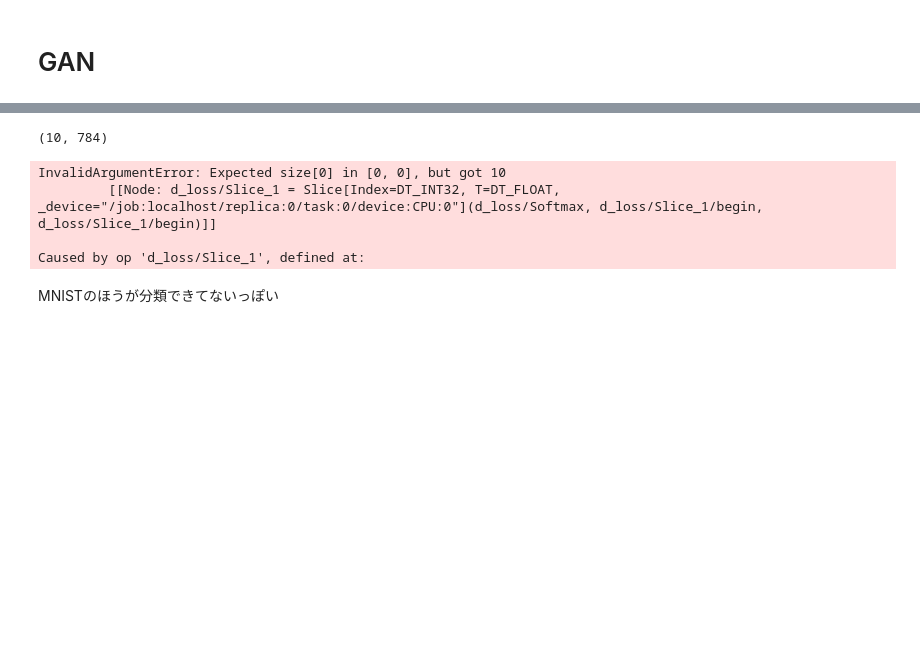
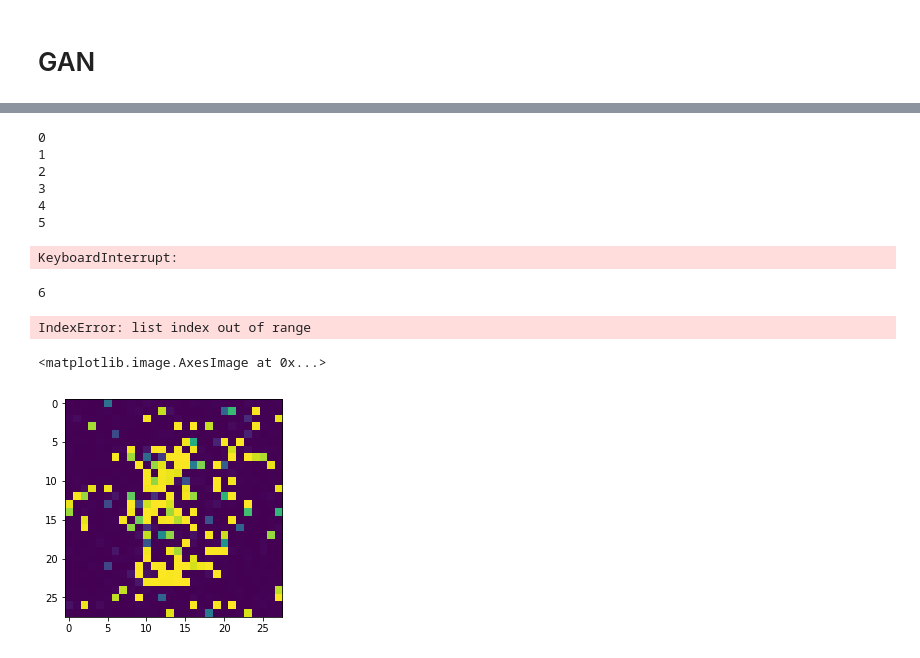
Before and after one commit to wakoki/himatsubushi, a Jupyter notebook: GAN.ipynb, the cells around one changed output, grey strips where cells are left out. Saved outputs shown, nothing was run; the diff lists cells and outputs as text; code cells hidden in the pictures; blank space fills up the shorter version.

```diff
--- a/GAN.ipynb
+++ b/GAN.ipynb
@@ -110,37 +123,49 @@ test_batch_size = 10
 # %%
 with tf.Session() as sess:
     init.run()
+
     for epoch in range(n_epochs):
-        for itr in range(10):
-            #Generatorから生成した画像
-            d_noise1 = generate_base(n_g_inputs, d_batch_size, epoch, itr).eval()
-            #X0 = g_output.eval(feed_dict={g_X: d_noise})
-            #MNISTの画像
-            X1 = tf.cast(minibatch(X5_train, d_batch_size), tf.float32).eval()
-            #テンソルの結合
-            X_concat = tf.concat([X0, X1], 0).eval()
-            y_concat = return_y(d_batch_size).eval()
-            print(g_output.eval(feed_dict={g_X: d_noise1}).shape)
+        for itr in range(X5_train.shape[0] // d_batch_size):
+            if itr % 2 == 0:
+                d_noise1 = generate_base(n_g_inputs, d_batch_size).eval()
+                #MNISTの画像
+                X1 = tf.cast(minibatch(X5_train, d_batch_size), tf.float32).eval()
+                #y_concat = return_y(d_batch_size).eval()
+                sess.run(d_training_op, feed_dict={g_X: d_noise1, MNIST_X: X1, n_batchies: d_batch_size})
+            else:
+                g_noise1 = generate_base(n_g_inputs, g_batch_size).eval()
+                g_noise2 = generate_base(n_g_inputs, g_batch_size).eval()
+                gene = g_output.eval(feed_dict={g_X: g_noise1})
 
-            sess.run(d_training_op, feed_dict={g_X: d_noise1, MNIST_X: X1, n_batchies: d_batch_size, d_y: y_concat})
-            g_noise1 = generate_base(n_g_inputs, g_batch_size, epoch, itr).eval()
-            g_noise2 = generate_base(n_g_inputs, g_batch_size, epoch, itr).eval()
-            gene = g_output.eval(feed_dict={g_X: g_noise1})
-            sess.run(g_training_op, feed_dict={g_X: g_noise2, MNIST_X: gene, n_batchies: d_batch_size})
+                sess.run(g_training_op, feed_dict={g_X: g_noise2, MNIST_X: gene, n_batchies: g_batch_size*2, training: True})
+            if itr % 100 == 0:
+                list.append(gene[0])
 
-        noise_test = generate_base(n_g_inputs, test_batch_size, epoch, itr).eval()
-        X0_test = g_output.eval(feed_dict={g_X: noise_test})
-        X1_test = tf.cast(minibatch(X5_test, test_batch_size), tf.float32).eval()
-        X_test_concat = tf.concat([X0_test, X1_test], 0).eval()
-        y_test_concat = return_y(test_batch_size).eval()
-        accuracy = acc.eval(feed_dict={g_X: X_test_concat, d_y: y_test_concat})
-        print(epoch, ": ", accuracy)
-        plt.imshow(X0_test[0].reshape(28, 28))
+        print(epoch)
+    finish_noise = generate_base(n_g_inputs, 1).eval()
+    finish_generated = g_output.eval(feed_dict={g_X: finish_noise})
+    list.append(finish_generated)
+    plt.imshow(finish_generated.reshape(28, 28))
 # %% [output]
-(10, 784)
+0
+1
+2
+3
+4
+5
-InvalidArgumentError: Expected size[0] in [0, 0], but got 10
-         [[Node: d_loss/Slice_1 = Slice[Index=DT_INT32, T=DT_FLOAT, _device="/job:localhost/replica:0/task:0/device:CPU:0"](d_loss/Softmax, d_loss/Slice_1/begin, d_loss/Slice_1/begin)]]
-
-Caused by op 'd_loss/Slice_1', defined at:
+KeyboardInterrupt:
-# %% [markdown]
-MNISTのほうが分類できてないっぽい
+# %%
+len(list)
+# %% [output]
+6
+# %%
+print(list[1].reshape(28, 28))
+plt.imshow(list[5].reshape(28, 28))
+# %% [output]
+IndexError: list index out of range
+# %%
+#print(list[584].reshape(28, 28))
+plt.imshow(list[1933].reshape(28, 28))
+# %% [output]
+<matplotlib.image.AxesImage at 0x...>
+[figure, added]
```
Also changed, not shown: parts of 3 cells of this notebook.
